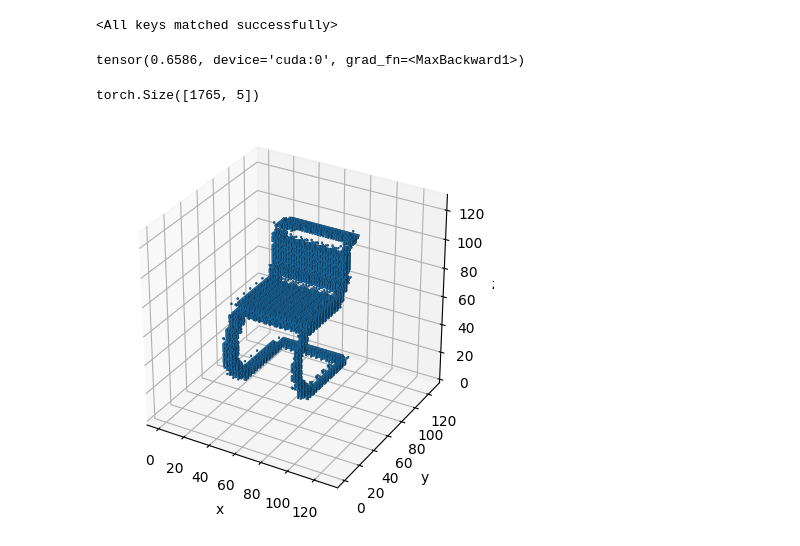
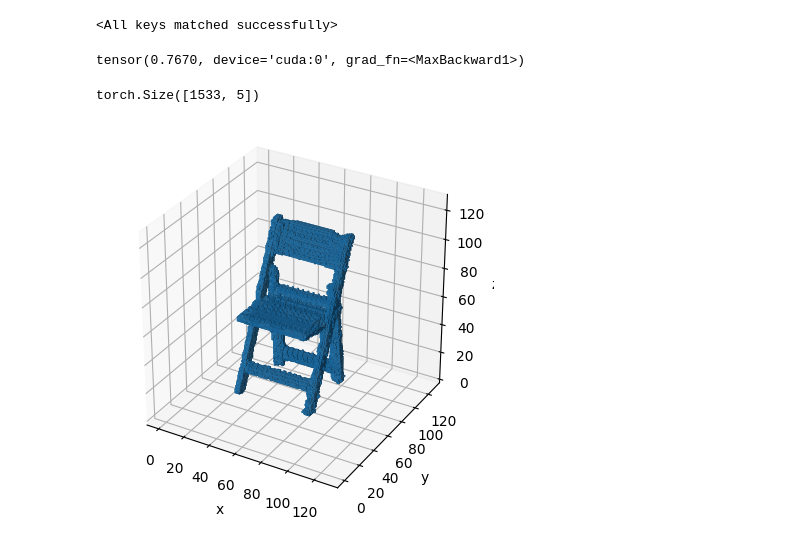
Before and after one commit to MattZhang9020/voxgen, a Jupyter notebook: experiment.ipynb, the cells around one changed output. Drawn from its saved outputs; the diff is of its cells as text; code cells hidden in the pictures.

```diff
--- a/experiment.ipynb
+++ b/experiment.ipynb
@@ -65,7 +65,7 @@ encoder = Encoder(pram['latent_dim'], ve_ch=8).to(device)
 
 decoder = Decoder(pram['latent_dim'], vd_ch=8).to(device)
 # %%
-saved_ckpt = torch.load('./models/encoder_decoder_saved.pt')
+saved_ckpt = torch.load('./models/encoder_decoder_8.pt')
 # %%
 encoder.load_state_dict(saved_ckpt['encoder_state_dict'])
 
@@ -86,14 +86,14 @@ pred = torch.sigmoid(decoder(encoder(voxel)))
 
 torch.max(pred)
 # %% [output]
-tensor(0.6586, device='cuda:0', grad_fn=<MaxBackward1>)
+tensor(0.7670, device='cuda:0', grad_fn=<MaxBackward1>)
 # %%
 (pred > 0.5).nonzero().shape
 # %% [output]
-torch.Size([1765, 5])
+torch.Size([1533, 5])
 # %%
 plot_objt_by_dataset(train_dataset, 0)
 # %%
-plot_objt_by_models(encoder, decoder, train_dataset, 2, 0.5, device)
+plot_objt_by_models(encoder, decoder, train_dataset, 9, 0.5, device)
 # %% [output]
-[figure, old version]
+[figure, new version]
```
Also changed, not shown: 1 other file.
